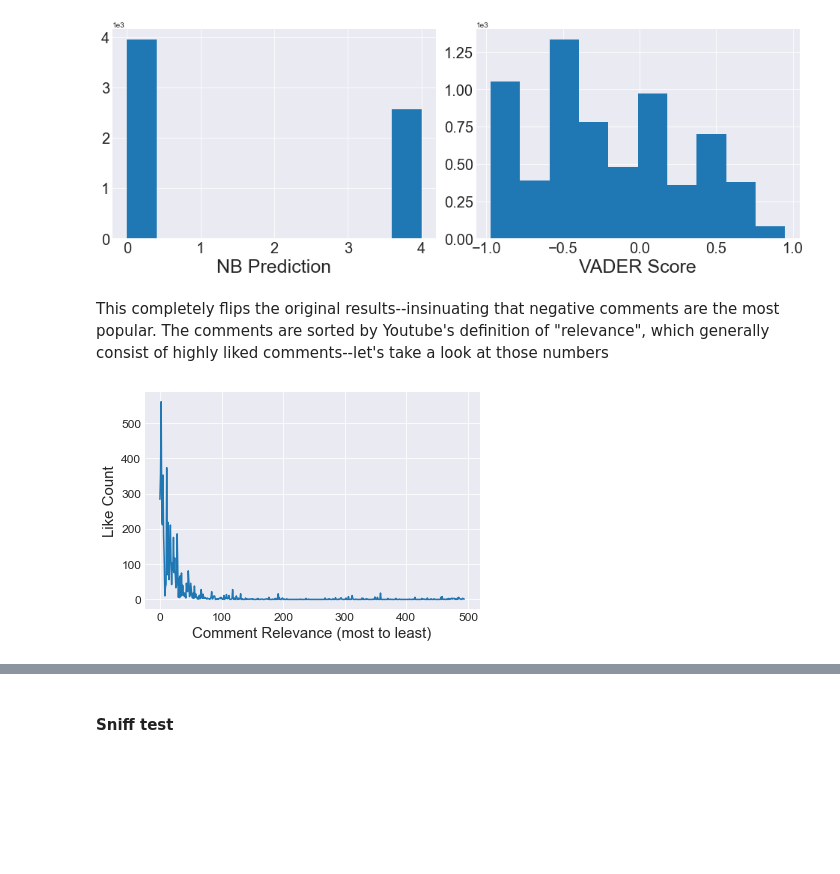
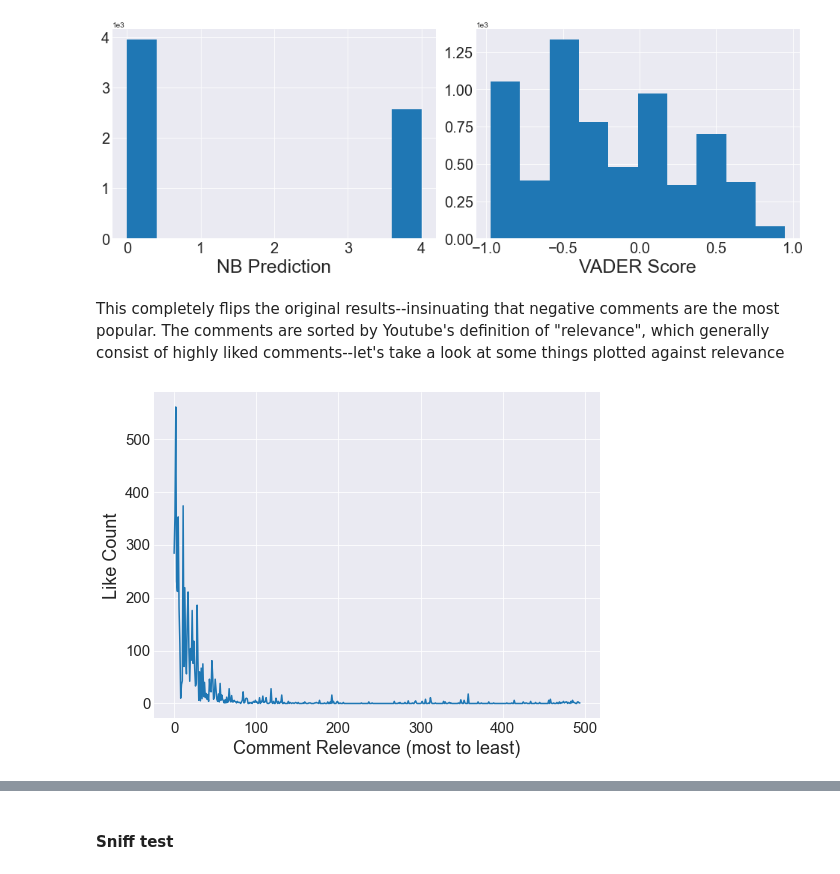
Before and after one commit to keaturner55/yt-comments-practicum, a Jupyter notebook: yt_comment_analysis.ipynb, the cells around one changed output, grey strips where cells are left out. Drawn from its saved outputs; the diff is of its cells as text; code cells hidden in the pictures; blank space fills up the shorter version.

```diff
--- a/yt_comment_analysis.ipynb
+++ b/yt_comment_analysis.ipynb
@@ -155,15 +157,15 @@ plt.tight_layout()
 [figure]
 # %% [markdown]
 This completely flips the original results--insinuating that negative comments are the most popular.
-The comments are sorted by Youtube's definition of "relevance", which generally consist of highly liked comments--let's take a look at those numbers
+The comments are sorted by Youtube's definition of "relevance", which generally consist of highly liked comments--let's take a look at some things plotted against relevance
 # %%
-fig, ax = plt.subplots()
+fig, ax = plt.subplots(figsize = (8,6))
 ax.plot(testdf['index'],testdf['likeCount'])
-ax.set_xlabel("Comment Relevance (most to least)",size = 15)
-ax.set_ylabel("Like Count",size = 15)
-ax.tick_params(axis='x', labelsize= 12)
-ax.tick_params(axis='y', labelsize= 12)
+ax.set_xlabel("Comment Relevance (most to least)",size = 18)
+ax.set_ylabel("Like Count",size = 18)
+ax.tick_params(axis='x', labelsize= 15)
+ax.tick_params(axis='y', labelsize= 15)
 ax.spines['right'].set_visible(False)
 ax.spines['top'].set_visible(False)
 # %% [output]
-[figure, old version]
+[figure, new version]
```
Also changed, not shown: parts of 23 cells of this notebook, 1 other file.
